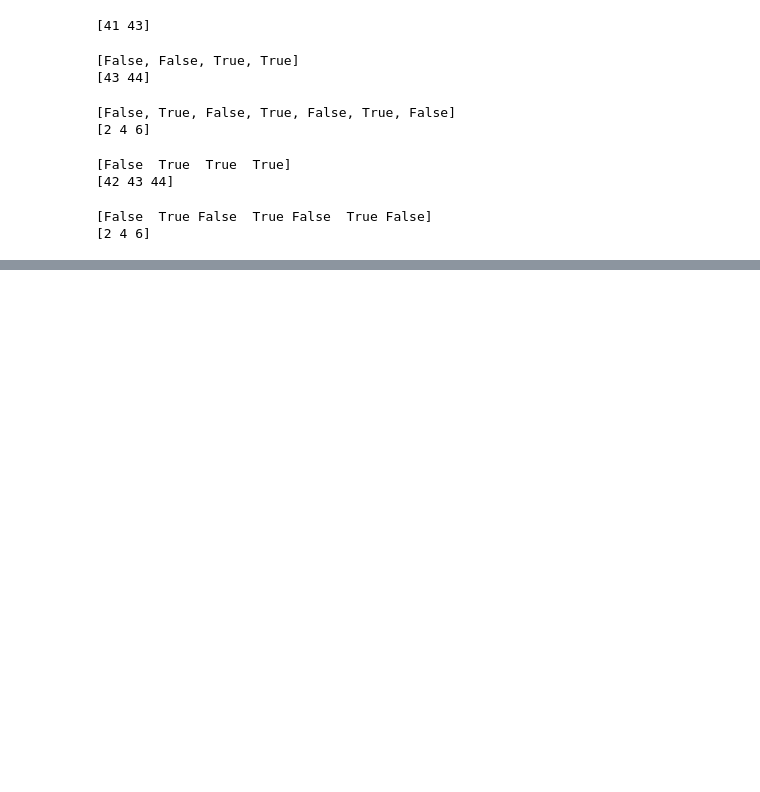
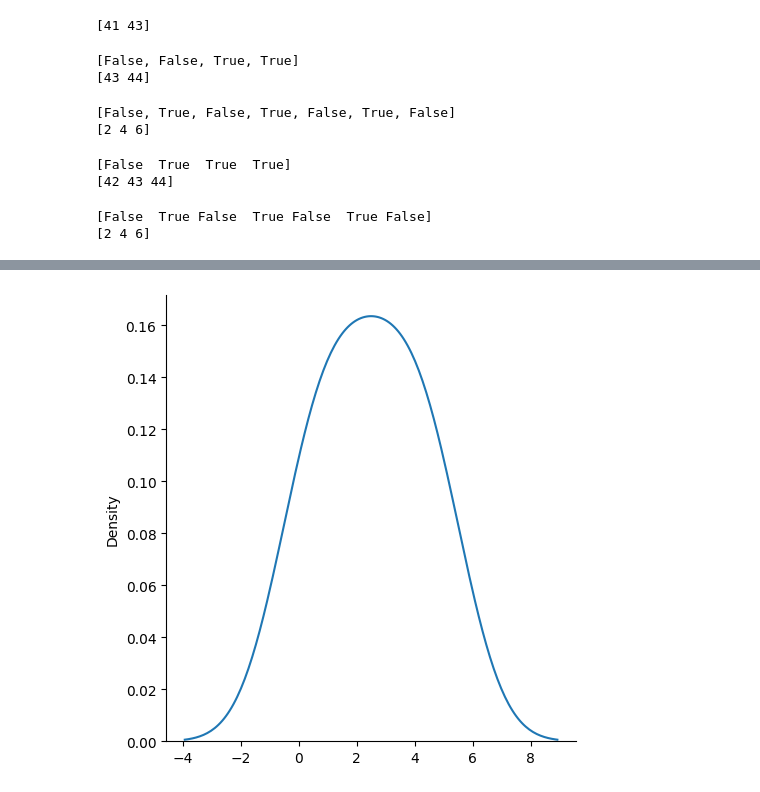
Before and after one commit to Mdsomratakbor/python-tutorial, a Jupyter notebook: NumPy/basic.ipynb, the cells around one changed output, grey strips where cells are left out. Saved outputs shown, nothing was run; the diff lists cells and outputs as text; code cells hidden in the pictures; blank space fills up the shorter version.

```diff
--- a/NumPy/basic.ipynb
+++ b/NumPy/basic.ipynb
@@ -675,0 +699,6 @@ print(x)
+# %%
+sns.displot([0, 1, 2, 3, 4, 5], kind="kde")
+
+plt.show()
+# %% [output]
+[figure, added]
```
Also changed, not shown: parts of 14 cells of this notebook, 3 other files.
